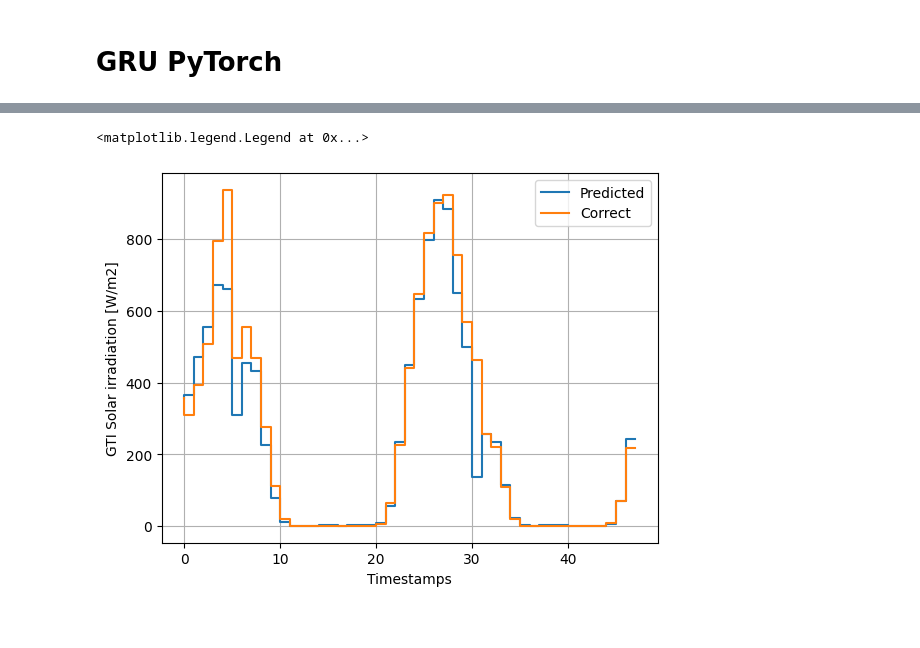
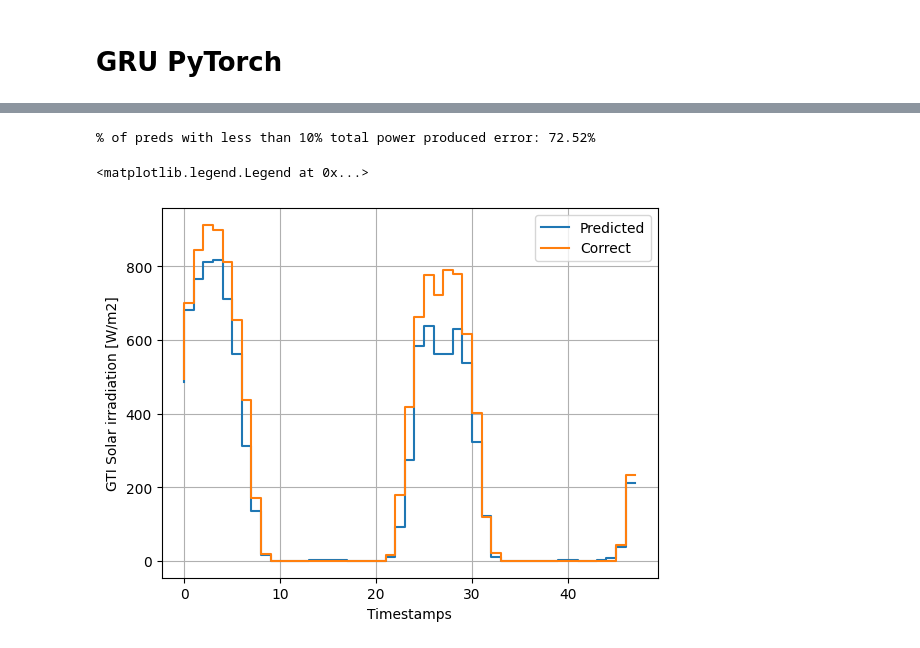
Before and after one commit to zdebanos/ECE570-Project, a Jupyter notebook: project-impl/packages/solar-gru/src/solar_gru/solar_gru.ipynb, the cells around one changed output, grey strips where cells are left out. Saved outputs shown, nothing was run; the diff lists cells and outputs as text; code cells hidden in the pictures.

```diff
--- a/project-impl/packages/solar-gru/src/solar_gru/solar_gru.ipynb
+++ b/project-impl/packages/solar-gru/src/solar_gru/solar_gru.ipynb
@@ -424,50 +392,6 @@ def _postprocess_preds(predictions: np.ndarray) -> np.ndarray:
     TODO: clip positive values during nighttime.
     """
     return np.where(predictions < 0, 0, predictions)
-
-def _seq2seq_inference(
-    model: nn.Module,
-    prior_data: torch.Tensor,
-    decoder_extra_data: torch.Tensor,
-    timestamps: torch.Tensor,
-    minute_step=60) -> np.ndarray:
-    """
-    Perform inference using the seq2seq gru model.
-    Automatically computes timestamps for the prediction, based on the last data from prior.
-    The default minute step is 60, but can be changed if the data is different.
-    Arguments:
-        prior:       prior knowledge, the same format used in training, testing.
-        minute_step: minute step
-    """
-    batch_size = prior_data.shape[0]
-    tslast = timestamps[:, -1].numpy()  # (batch,)
-
-    d_cos = np.zeros((batch_size, CONSECUTIVE_HOURS_AFTER), dtype=np.float32)
-    d_sin = np.zeros((batch_size, CONSECUTIVE_HOURS_AFTER), dtype=np.float32)
-    h_cos = np.zeros((batch_size, CONSECUTIVE_HOURS_AFTER), dtype=np.float32)
-    h_sin = np.zeros((batch_size, CONSECUTIVE_HOURS_AFTER), dtype=np.float32)
-    dummy = np.zeros((batch_size, CONSECUTIVE_HOURS_AFTER), dtype=np.float32)  # GTI placeholder, ignored in eval
-    temp  = np.zeros((batch_size, CONSECUTIVE_HOURS_AFTER), dtype=np.float32)
-    cl_c  = np.zeros((batch_size, CONSECUTIVE_HOURS_AFTER), dtype=np.float32)
-
-    for b in range(batch_size):
-        for i in range(CONSECUTIVE_HOURS_AFTER):
-            ts = tslast[b] + (i + 1) * minute_step
-            d, h = days_and_hours_since_2020(ts)
-            d_cos[b, i] = np.cos(d/365 * 2 * np.pi) * np.sqrt(2)
-            d_sin[b, i] = np.sin(d/365 * 2 * np.pi) * np.sqrt(2)
-            h_cos[b, i] = np.cos(h/24 * 2 * np.pi) * np.sqrt(2)
-            h_sin[b, i] = np.sin(h/24 * 2 * np.pi) * np.sqrt(2)
-            temp[b, i]  = decoder_extra_data[b, i, 5]
-            cl_c[b, i]  = decoder_extra_data[b, i, 6]
-
-    # Stack to (batch, cons_hours_after, 5)
-    decoder_in = torch.from_numpy(np.stack([h_cos, h_sin, d_cos, d_sin, dummy, temp, cl_c], axis=2)).to(DEVICE)
-    prior_data = prior_data.to(DEVICE)
-
-    model.eval()
-    with torch.no_grad():
-        return model(prior_data, decoder_in).detach().cpu().numpy()  # (batch, cons_hours_after)
 
 def get_infered_data(
     model: nn.Module,
@@ -495,39 +419,41 @@ def compute_accuracy(model, loader, dataset_mu, dataset_sigma, minute_step=60):
     MAPEs = []
     power_percentage_errors = []
     for i, (encoder_in, decoder_in, correct_labels, timestamps) in enumerate(loader):
-        if i > 100:
-            break
         c_labels = (correct_labels * dataset_sigma[0] + dataset_mu[0]).numpy()
-        preds = _postprocess_preds(_seq2seq_inference(model, encoder_in, decoder_in, timestamps) * dataset_sigma[0] + dataset_mu[0])
+        preds = model.forecast(encoder_in, decoder_in, DEVICE) * dataset_sigma[0] + dataset_mu[0]
         # Compute the power output errors (it's in kWh)
         correct_power_kwh = np.sum(c_labels, axis=1) * 60 / minute_step / 1000
-        preds_power_kwh   = np.sum(preds, axis=1)            * 60 / minute_step / 1000
+        preds_power_kwh   = np.sum(preds, axis=1)    * 60 / minute_step / 1000
         kwh_errors = np.abs((correct_power_kwh - preds_power_kwh) / correct_power_kwh)
 
         # Compute MAPEs
         MAPEs.extend(smape(c_labels, preds))
         power_percentage_errors.extend(kwh_errors)
 
     return np.array(MAPEs), np.array(power_percentage_errors)
 
 script_dir = os.path.dirname(os.path.realpath(__file__))
 weights_path = os.path.join(script_dir, "solar_gru_weights.pth")
 if not os.path.exists(weights_path):
     raise FileNotFoundError("solar_gru_weights.pth not found next to solar_gru.ipnyb!")
 
 model_weights = torch.load(weights_path, map_location="cpu")
 model.set_weights(model_weights)
 
-#MAPEs, kwh_total_errors = compute_accuracy(model, openmeteo_test_loader, openmeteo_mu, openmeteo_sigma)
-#print(np.sum(kwh_total_errors < 0.3)/len(kwh_total_errors))
+MAPEs, kwh_total_errors = compute_accuracy(model, openmeteo_test_loader, openmeteo_mu, openmeteo_sigma)
+# The percentage of predictions whose total power sum error compared to
+# the groud truth is less than 10 percent.
+print(f"% of preds with less than 10% total power produced error: {(np.sum(kwh_total_errors < 0.1)/len(kwh_total_errors) * 100):.2f}%")
 
+# Visualize random sample
 openmeteo_preds, openmeteo_correct_labels = get_infered_data(model, openmeteo_test_loader, openmeteo_mu, openmeteo_sigma)
 plt.step(range(len(openmeteo_preds)), _postprocess_preds(openmeteo_preds), label="Predicted")
 plt.step(range(len(openmeteo_correct_labels)), openmeteo_correct_labels, label="Correct")
 plt.xlabel("Timestamps")
 plt.ylabel("GTI Solar irradiation [W/m2]")
 plt.grid()
 plt.legend()
 # %% [output]
-<matplotlib.legend.Legend at 0x...>
+% of preds with less than 10% total power produced error: 72.52%
+<matplotlib.legend.Legend at 0x...>
-[figure, old version]
+[figure, new version]
```
Also changed, not shown: parts of 3 cells of this notebook.
